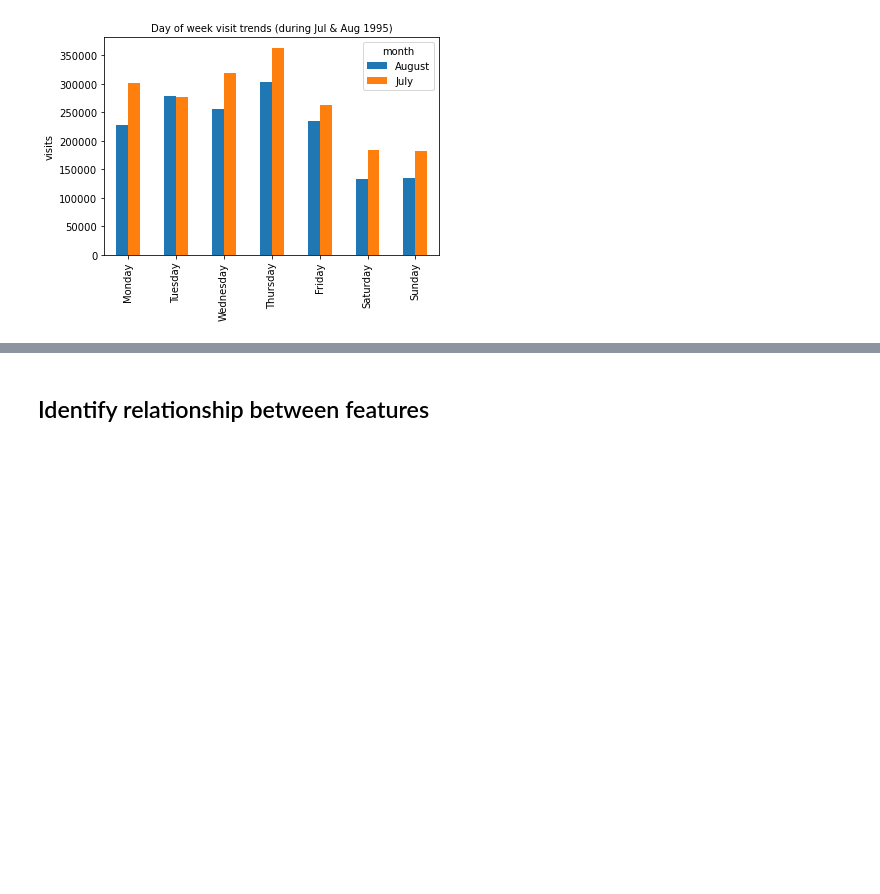
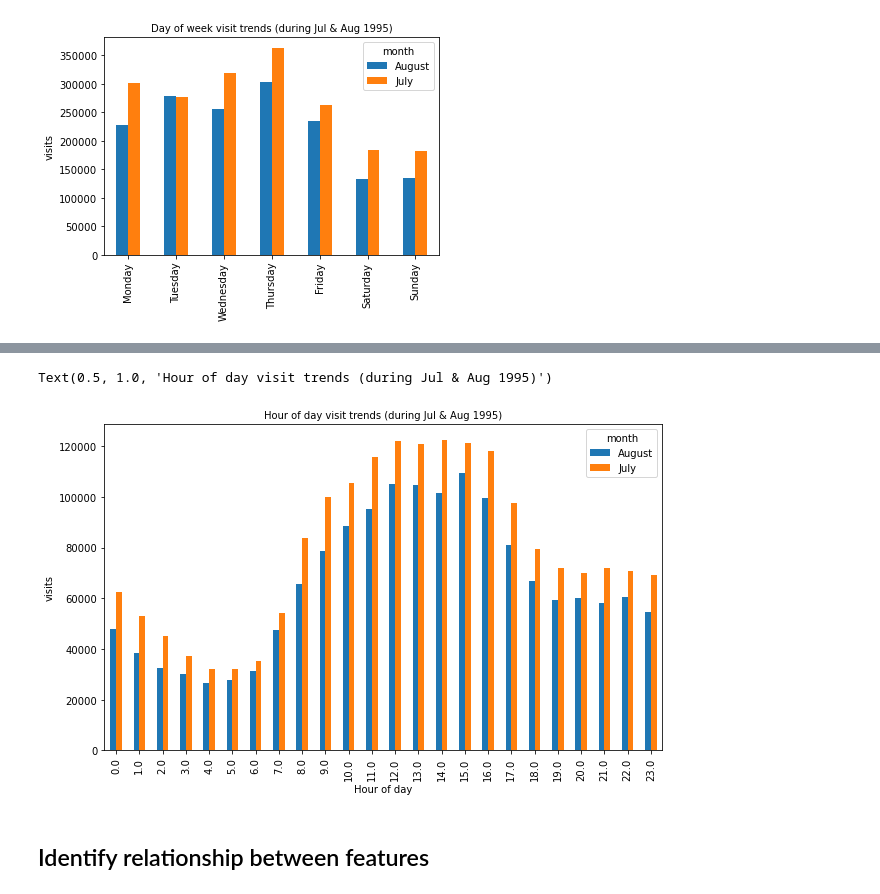
Before and after one commit to emtabiraobarias/nasa-website-1995-analysis, a Jupyter notebook: eda/nasa_website_analysis.ipynb, the cells around one changed output, grey strips where cells are left out. Drawn from its saved outputs; the diff is of its cells as text; code cells hidden in the pictures; blank space fills up the shorter version.

Commit message:
Completed hours in a day access trend

```diff
--- a/eda/nasa_website_analysis.ipynb
+++ b/eda/nasa_website_analysis.ipynb
@@ -338,8 +338,8 @@ df_timestamp['minutes'] = df_timestamp['timestamp'].dt.minute
 df_timestamp['dayofweek'] = df_timestamp['timestamp'].dt.day_of_week
 
 # Get a map to translate month
-d = dict(zip(range(12),list(calendar.month_name)))
-df_timestamp['month'] = df_timestamp['month'].map(d)
+m = dict(zip(range(12),list(calendar.month_name)))
+df_timestamp['month'] = df_timestamp['month'].map(m)
 
 # Get a map to translate to day of week
 d = dict(zip(range(7),list(calendar.day_name)))
@@ -416,3 +419,16 @@ Busiest hours in a day access trends
+# %%
+df_timestamp_days = df_timestamp.groupby(['hour', 'month'])['hour'].count().reset_index(name='visits')
+
+ax = pd.pivot_table(df_timestamp_days.reset_index(),
+               index='hour', columns='month', values='visits'
+              ).plot(kind='bar')
+ax.figure.set_size_inches(10, 6)
+ax.set_ylabel('visits')
+ax.set_xlabel('Hour of day')
+ax.set_title('Hour of day visit trends (during Jul & Aug 1995)', fontsize='medium')
+# %% [output]
+Text(0.5, 1.0, 'Hour of day visit trends (during Jul & Aug 1995)')
+[figure, added]
 # %% [markdown]
 ## Identify relationship between features
 # %% [markdown]
```
Also changed, not shown: parts of 3 cells of this notebook.
